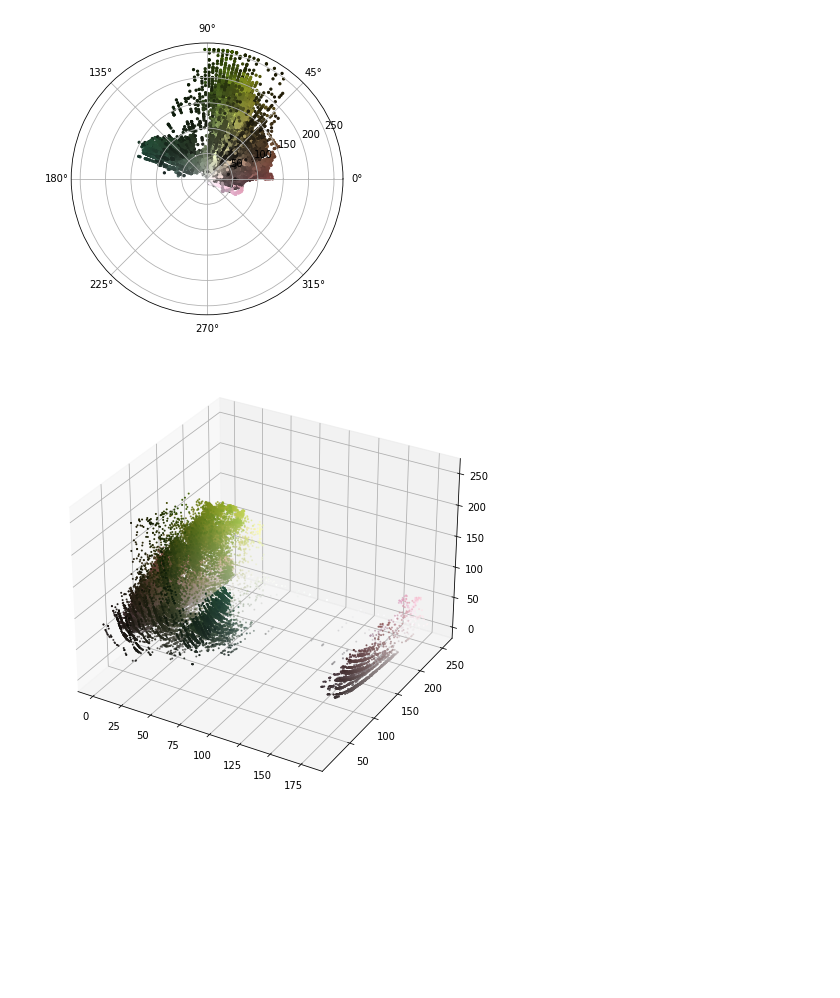
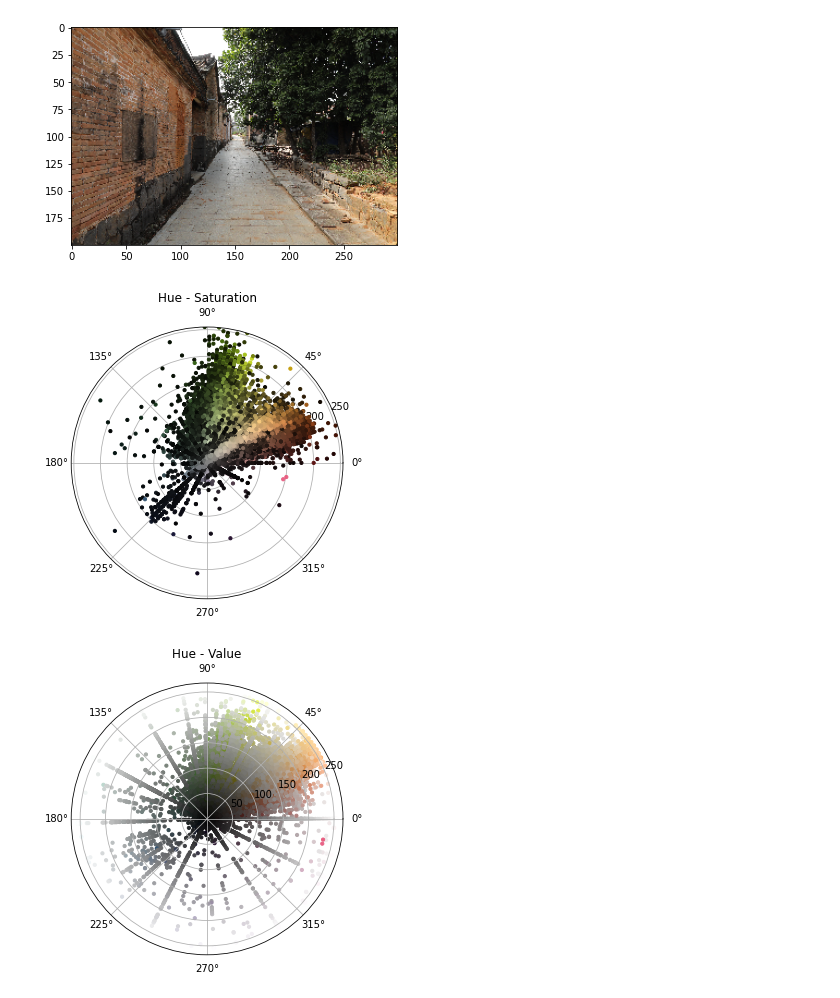
Before and after one commit to Tanc60/ColorAnalysis, a Jupyter notebook: Note/HSV_Analysis.ipynb, the cells around one changed output. Cells and saved outputs as stored; diff of their text form; code cells hidden in the pictures; blank space fills up the shorter version.

```diff
--- a/Note/HSV_Analysis.ipynb
+++ b/Note/HSV_Analysis.ipynb
@@ -3,44 +3,87 @@ import cv2
 import matplotlib.pyplot as plt
 import numpy as np
 import math
+import pandas as pd
+from scipy.stats import gaussian_kde
 
 def show_img(path):
 
     img = cv2.imread(path)
-    img.resize(300,200,3)
-
+    img = cv2.resize(img,(300,200))
+    plt.imshow(img[:,:,::-1])
     rgbimg = cv2.cvtColor(img, cv2.COLOR_BGR2RGB)
     hsvimg = cv2.cvtColor(img, cv2.COLOR_BGR2HSV)
     h, s, v = hsvimg[:,:,0], hsvimg[:,:,1], hsvimg[:,:,2]
+
+    colorDF = pd.DataFrame({"H":(h.flatten()/10).astype(int)*10,"S":(s.flatten()/10).astype(int)*10,"V":(v.flatten()/10).astype(int)*10})
+    colorDF= colorDF.groupby(["H","S"])["V"].count().reset_index(name="Count")
+    print(colorDF)
+    colorDF["H"]
 
 
 
     fig = plt.figure(figsize=(5, 5))
     ax=plt.subplot(111,projection="polar")
-
-
-
+    ax.set_title("Hue - Saturation")
+    ax.set_ylim(0,255)
+    ax.set_axisbelow('True')  # 使散点覆盖在坐标系之上
     """
     ax.set_thetagrids(np.arange(0.0, 360.0, 15.0))
     ax.set_thetamin(0.0)  # 设置极坐标图开始角度为0°
     ax.set_thetamax(360.0)  # 设置极坐标结束角度为180°
     ax.set_rgrids(np.arange(0, 255.0, 100.0))
     ax.set_rlabel_position(0.0)  # 标签显示在0°
-    ax.set_rlim(0.0, 360.0)  # 标签范围为[0, 5000)
+    ax.set_rlim(0.0, 360.0)  # 标签范围为[0, 360)
 
     ax.grid(True, linestyle="-", color="k", linewidth=0.5, alpha=0.5)"
     """
-    #ax.set_axisbelow('True')  # 使散点覆盖在坐标系之上
 
     h2=np.asarray(h,dtype="float")
-    plt.scatter(h2.flatten()*2*math.pi/178.0, s.flatten(), s=5.0,c=rgbimg.reshape(-1,3)/255.0)
+    plt.scatter(h2.flatten()*2*math.pi/178.0, s.flatten(), s=10.0,c=rgbimg.reshape(-1,3)/255.0)
     plt.show()
 
+    fig = plt.figure(figsize=(5, 5))
+    ax=plt.subplot(111,projection="polar")
+    ax.set_title("Hue - Value")
+    plt.scatter(h2.flatten()*2*math.pi/178.0, v.flatten(), s=10.0,c=rgbimg.reshape(-1,3)/255.0)
+    plt.show()
+
+    plot2dhistogram(h.flatten(),s.flatten(),"h-s")
+    plot2dhistogram(h.flatten(),v.flatten(),"h-v")
+
+
+
+def plot2dhistogram(x,y,tag):
     fig = plt.figure(figsize=(8, 8))
-    ax = plt.axes(projection='3d')
-    ax.scatter3D(h, v, s, c=rgbimg.reshape(-1,3)/255.0,s=1)
-    #return hist_r,hist_g, hist_b, hist_h, hist_s, hist_v
+    ax = fig.add_subplot(projection='3d')
 
-show_img(r"E:\Downloads\BaiduNetdiskDownload\testfile\2L7A2044.JPG")
-#show_img(r"E:\Downloads\BaiduNetdiskDownload\output\2L7A1998_kmeans.png")
+
+    hist, xedges, yedges = np.histogram2d(x, y, bins=20, range=[[0, 179], [0, 255]])
+
+    # Construct arrays for the anchor positions of the 16 bars.
+    xpos, ypos = np.meshgrid(xedges[:-1], yedges[:-1], indexing="ij")
+    xpos = xpos.ravel()
+    ypos = ypos.ravel()
+    zpos = 0
+
+    # Construct arrays with the dimensions for the 16 bars.
+    dx = dy = 10* np.ones_like(zpos)
+    dz = hist.ravel()
+    if(tag=="h-s"):
+        colors=np.array(list(zip(xpos, ypos,180*np.ones_like(xpos))),dtype="uint8").reshape(-1,1,3)
+    elif(tag=="h-v"):
+        colors=np.array(list(zip(xpos,180*np.ones_like(xpos),ypos)),dtype="uint8").reshape(-1,1,3)
+
+    colors=cv2.cvtColor(colors, cv2.COLOR_HSV2RGB)
+
+    #colors=np.array([(x,y,z) for x in xedges/179 for y in yedges/255])
+
+    ax.bar3d(xpos, ypos, zpos, dx, dy, dz, zsort="max",color=colors/255.0,shade=False,edgecolor="gray",linewidth=0.5)
+    ax.set_title(tag)
+    ax.margins(0)
+
+    plt.show()
+
+show_img(r"E:\Downloads\BaiduNetdiskDownload\testfile\2L7A2046.JPG")
+#show_img(r"E:\Downloads\BaiduNetdiskDownload\output\2L7A2046_kmeans.png")
 # %% [output]
@@ -47,2 +104,3 @@ show_img(r"E:\Downloads\BaiduNetdiskDownload\testfile\2L7A2044.JPG")
-[figure, old version]
+[figure, new version]
-[figure, old version]
+[figure, new version]
+[figure, added]
```
Also changed, not shown: parts of 5 cells of this notebook.
